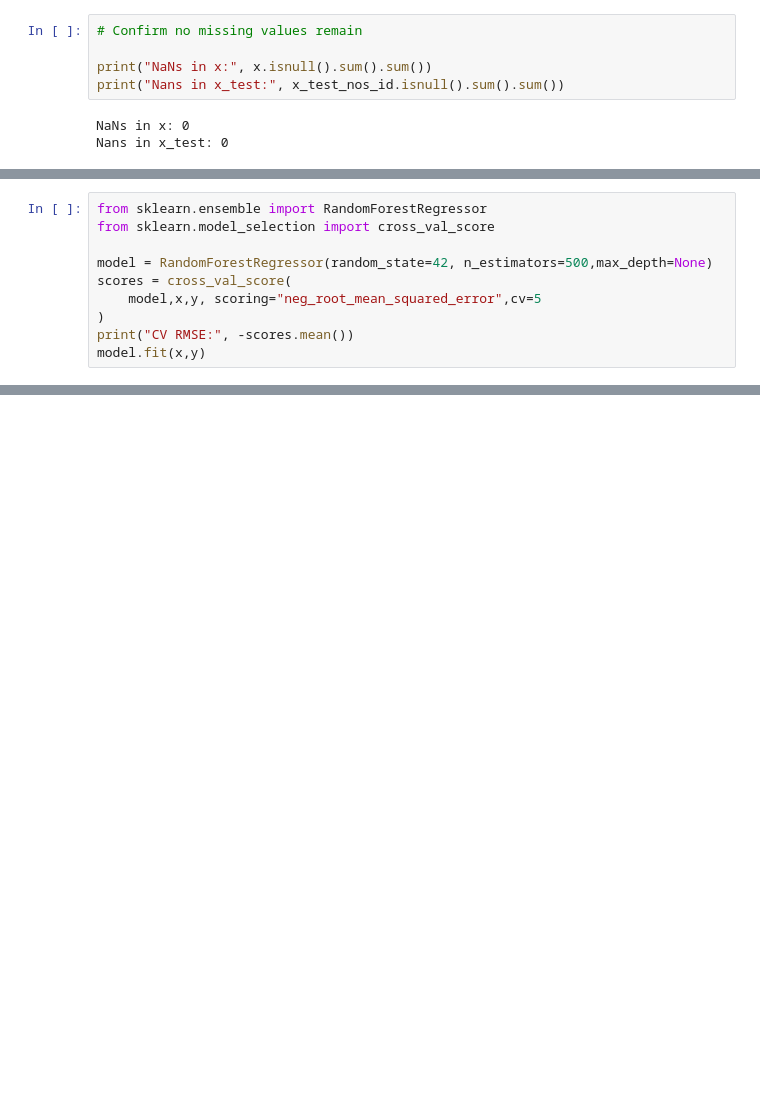
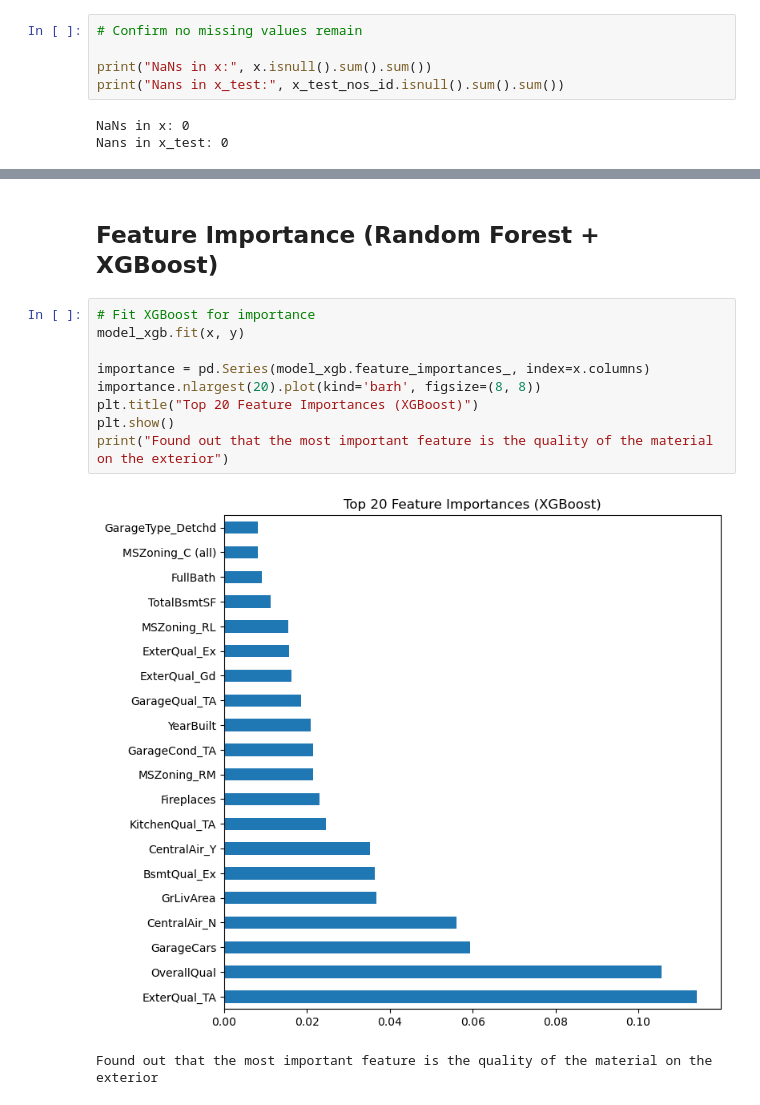
Before and after one commit to Omotobaolanle/Housing--Price--Data, a Jupyter notebook: House Pricing Data-2.ipynb, the cells around one changed output, grey strips where cells are left out. Cells and saved outputs as stored; diff of their text form; blank space fills up the shorter version.

```diff
--- a/House Pricing Data-2.ipynb
+++ b/House Pricing Data-2.ipynb
@@ -168,10 +165,0 @@ Evaluate using 5-fold cross-validation and train the model on the full dataset.
-# %%
-from sklearn.ensemble import RandomForestRegressor
-from sklearn.model_selection import cross_val_score
-
-model = RandomForestRegressor(random_state=42, n_estimators=500,max_depth=None)
-scores = cross_val_score(
-    model,x,y, scoring="neg_root_mean_squared_error",cv=5
-)
-print("CV RMSE:", -scores.mean())
-model.fit(x,y)
@@ -204,0 +250,14 @@ submission.head()
+# %% [markdown]
+## Feature Importance (Random Forest + XGBoost)
+# %%
+# Fit XGBoost for importance
+model_xgb.fit(x, y)
+
+importance = pd.Series(model_xgb.feature_importances_, index=x.columns)
+importance.nlargest(20).plot(kind='barh', figsize=(8, 8))
+plt.title("Top 20 Feature Importances (XGBoost)")
+plt.show()
+print("Found out that the most important feature is the quality of the material on the exterior")
+# %% [output]
+[figure, added]
+Found out that the most important feature is the quality of the material on the exterior
```
Also changed, not shown: parts of 15 cells of this notebook, 5 other files.
